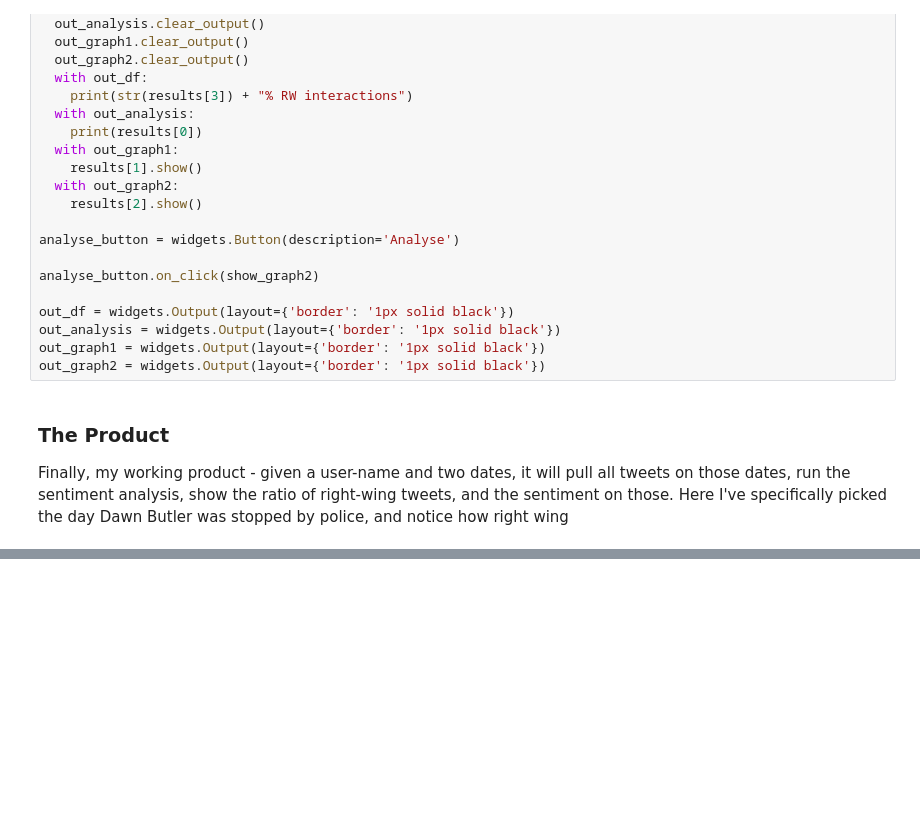
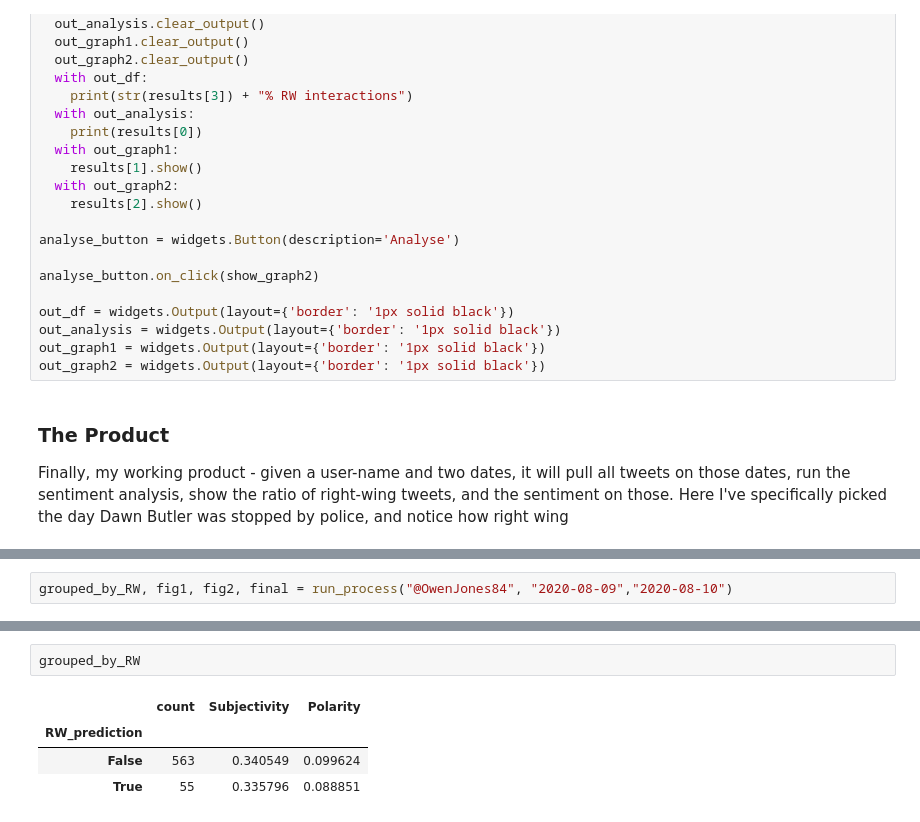
Before and after one commit to AndreasThinks/ML_sentiment_analysis, a Jupyter notebook: FastAI_Twitter_Sentiment_Analysis_Tutorial_Post.ipynb, the cells around one changed output, grey strips where cells are left out. Saved outputs shown, nothing was run; the diff lists cells and outputs as text; blank space fills up the shorter version.

```diff
--- a/FastAI_Twitter_Sentiment_Analysis_Tutorial_Post.ipynb
+++ b/FastAI_Twitter_Sentiment_Analysis_Tutorial_Post.ipynb
@@ -422,0 +473,2 @@ VBox(children=(Label(value='Tweet Monitor'), Text(value='@metpoliceuk', descript
+# %%
+grouped_by_RW, fig1, fig2, final = run_process("@OwenJones84", "2020-08-09","2020-08-10")
@@ -422,0 +489,7 @@ VBox(children=(Label(value='Tweet Monitor'), Text(value='@metpoliceuk', descript
+# %%
+grouped_by_RW
+# %% [output]
+|  | count | Subjectivity | Polarity |
+| RW_prediction |  |  |  |
+| False | 563 | 0.340549 | 0.099624 |
+| True | 55 | 0.335796 | 0.088851 |
```
Also changed, not shown: parts of 12 cells of this notebook.
